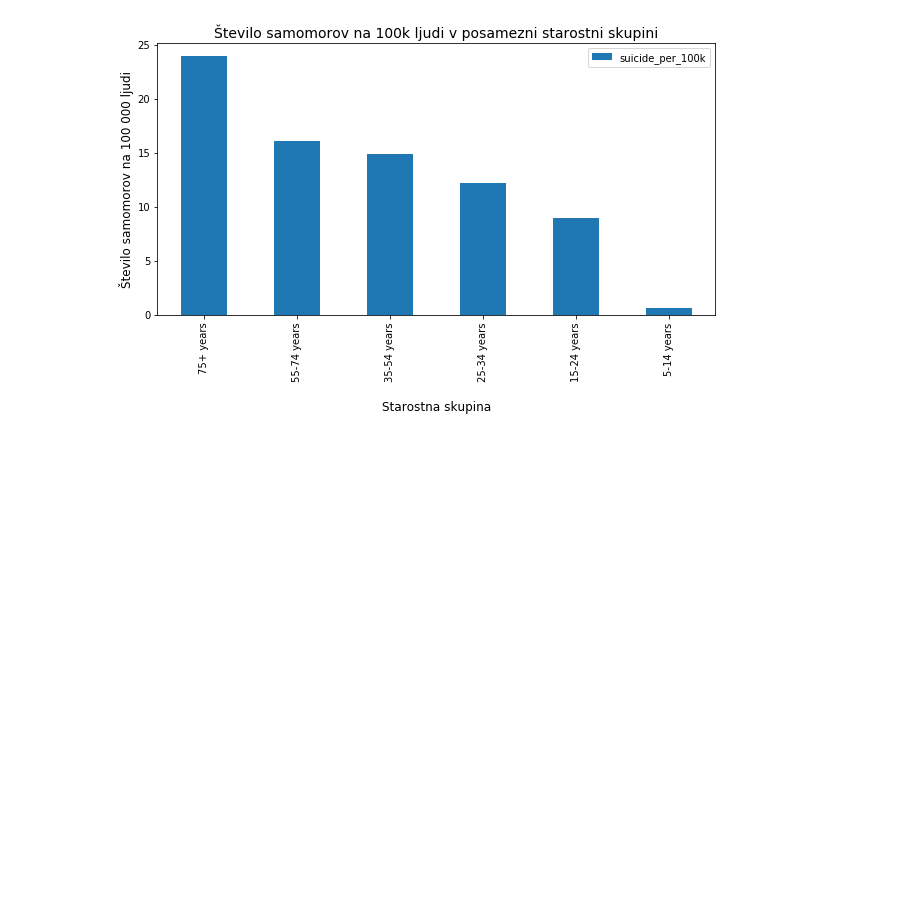
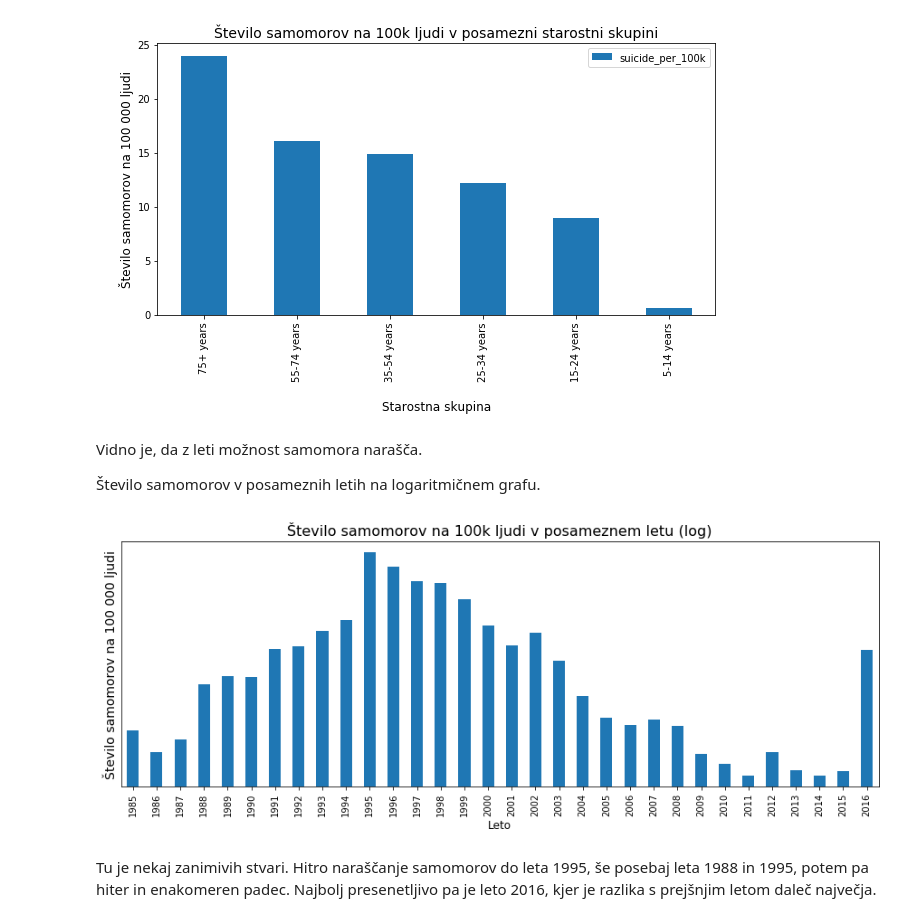
Before and after one commit to np6818/PR19NPZPTK, a Jupyter notebook: project_code.ipynb, the cells around one changed output. Drawn from its saved outputs; the diff is of its cells as text; code cells hidden in the pictures; blank space fills up the shorter version.

Commit message:
Added some graphs and stuff

```diff
--- a/project_code.ipynb
+++ b/project_code.ipynb
@@ -120,3 +126,19 @@ graf.set_xlabel("\nStarostna skupina", fontsize=12)
 graf.set_ylabel("\nŠtevilo samomorov na 100 000 ljudi", fontsize=12);
 # %% [output]
 [figure]
+# %% [markdown]
+Vidno je, da z leti možnost samomora narašča.
+
+Število samomorov v posameznih letih na logaritmičnem grafu.
+# %%
+df = main[['year','suicide_per_100k']]
+df1 = df.groupby(['year'], as_index=False).mean().sort_values(by=['suicide_per_100k'], ascending=False)
+df2 = df1.reset_index(drop=True)
+graf = df2.sort_values(by=['year']).plot(kind='bar', x='year', legend=False, logy=True, figsize=(15,5))
+graf.set_title("Število samomorov na 100k ljudi v posameznem letu (log)", fontsize=16)
+graf.set_xlabel("Leto", fontsize=12)
+graf.set_ylabel("Število samomorov na 100 000 ljudi", fontsize=14);
+# %% [output]
+[figure, added]
+# %% [markdown]
+Tu je nekaj zanimivih stvari. Hitro naraščanje samomorov do leta 1995, še posebaj leta 1988 in 1995, potem pa hiter in enakomeren padec. Najbolj presenetljivo pa je leto 2016, kjer je razlika s prejšnjim letom daleč največja.
```
Also changed, not shown: parts of 4 cells of this notebook.
